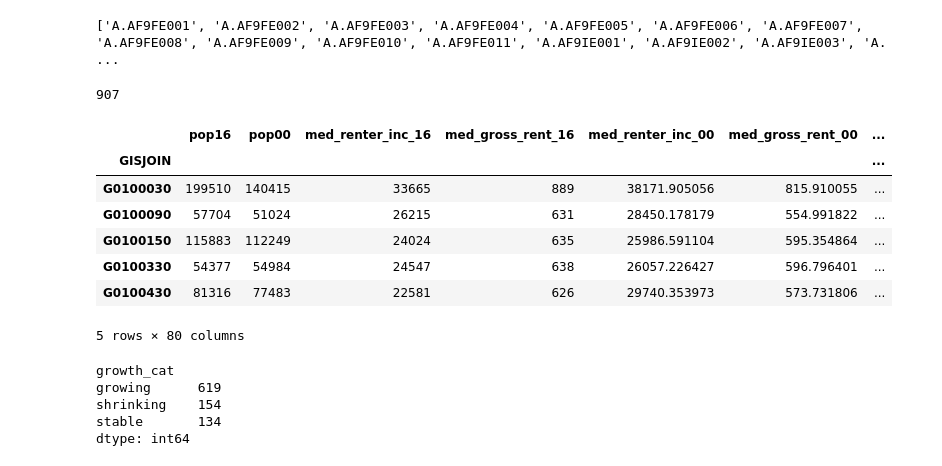
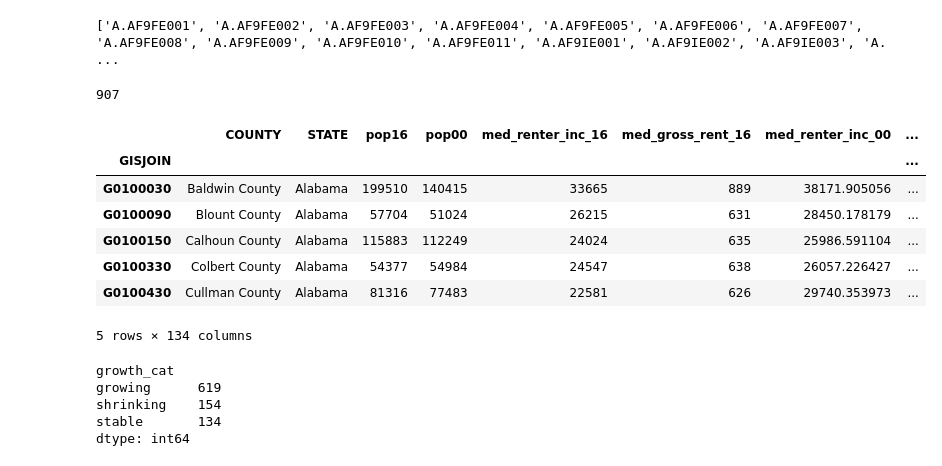
Before and after one commit to ecseymour/cost_burden, a Jupyter notebook: notebooks/county_cost_burden_scratch.ipynb, the cells around one changed output. Cells and saved outputs as stored; diff of their text form; code cells hidden in the pictures.

```diff
--- a/notebooks/county_cost_burden_scratch.ipynb
+++ b/notebooks/county_cost_burden_scratch.ipynb
@@ -17,7 +17,7 @@ for n in num_range:
     fields.append('A.AF9FE0{}'.format(n))
 
 # Household Income by Gross Rent as a Percentage of Household Income in the Past 12 Months
-num_range = [str(n) for n in range(1,12)]
+num_range = [str(n) for n in range(1,64)]
 for n in num_range:
     if len(n) == 1:
         n = '0'+n
@@ -47,41 +47,42 @@ con = sql.connect(db)
 con.text_factory=str
 
 
 qry = '''
 SELECT A.GISJOIN ,
+A.COUNTY, A.STATE,
 A.AF2LE001 AS pop16,
 C.FL5001 AS pop00,
 B.AGQ1E003 AS med_renter_inc_16,
 A.AF89E001 AS med_gross_rent_16,
 D.GED002 * 1.4415372 AS med_renter_inc_00,
 D.GBO001 * 1.4415372 AS med_gross_rent_00,
 {}
 FROM nhgis_20165_county_ds225 AS A JOIN nhgis_20165_county_ds226 AS B
     ON A.GISJOIN = B.GISJOIN
 JOIN nhgis_2000_county_ds146 AS C
     ON A.GISJOIN = C.GISJOIN
 JOIN nhgis_2000_county_ds151 AS D
     ON A.GISJOIN = D.GISJOIN
 WHERE A.STATEA NOT IN ('72', '02', '15')
 AND B.AGQ1M003 <> '' AND A.AF89E001 <> ''
 AND C.FL5001 > 50000
 '''.format(', '.join(map(str, fields)))
 
 df = pd.read_sql(qry, con, index_col='GISJOIN')
 con.close()
 
 print len(df)
 df.head()
 # %% [output]
 907
-|  | pop16 | pop00 | med_renter_inc_16 | med_gross_rent_16 | med_renter_inc_00 | med_gross_rent_00 | ... |
-| GISJOIN |  |  |  |  |  |  | ... |
-| G0100030 | 199510 | 140415 | 33665 | 889 | 38171.905056 | 815.910055 | ... |
-| G0100090 | 57704 | 51024 | 26215 | 631 | 28450.178179 | 554.991822 | ... |
-| G0100150 | 115883 | 112249 | 24024 | 635 | 25986.591104 | 595.354864 | ... |
-| G0100330 | 54377 | 54984 | 24547 | 638 | 26057.226427 | 596.796401 | ... |
-| G0100430 | 81316 | 77483 | 22581 | 626 | 29740.353973 | 573.731806 | ... |
+|  | COUNTY | STATE | pop16 | pop00 | med_renter_inc_16 | med_gross_rent_16 | med_renter_inc_00 | ... |
+| GISJOIN |  |  |  |  |  |  |  | ... |
+| G0100030 | Baldwin County | Alabama | 199510 | 140415 | 33665 | 889 | 38171.905056 | ... |
+| G0100090 | Blount County | Alabama | 57704 | 51024 | 26215 | 631 | 28450.178179 | ... |
+| G0100150 | Calhoun County | Alabama | 115883 | 112249 | 24024 | 635 | 25986.591104 | ... |
+| G0100330 | Colbert County | Alabama | 54377 | 54984 | 24547 | 638 | 26057.226427 | ... |
+| G0100430 | Cullman County | Alabama | 81316 | 77483 | 22581 | 626 | 29740.353973 | ... |
-5 rows × 80 columns
+5 rows × 134 columns
 # %%
 # gen cost burden vars
 df['renter_cost_burden_16'] = 0
```
Also changed, not shown: parts of 2 cells of this notebook, 1 other file.
